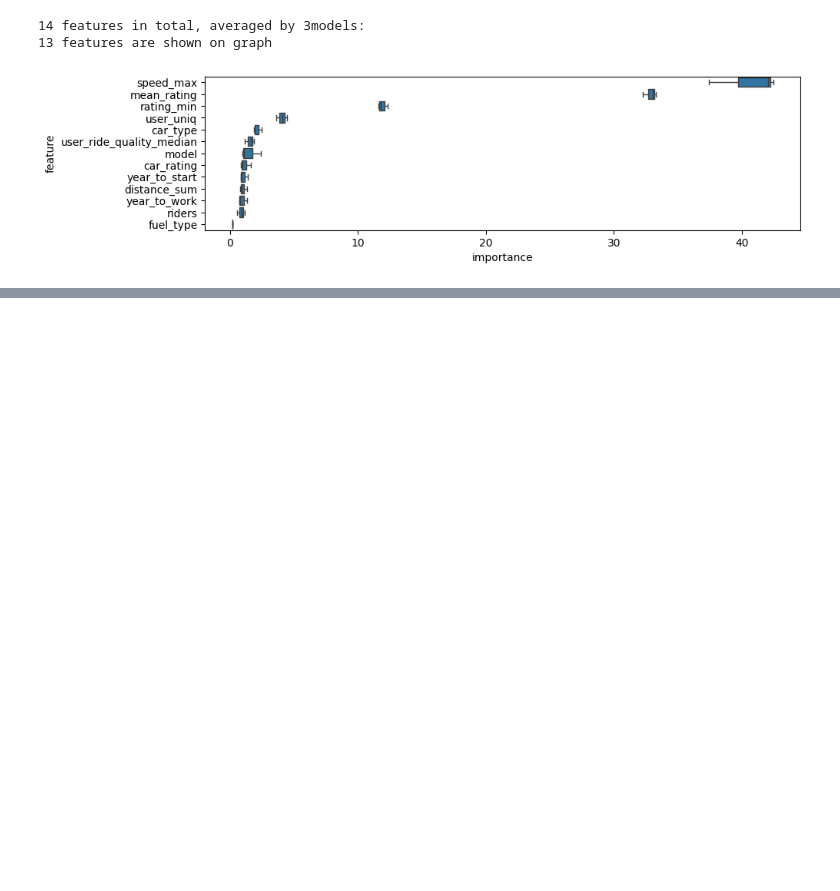
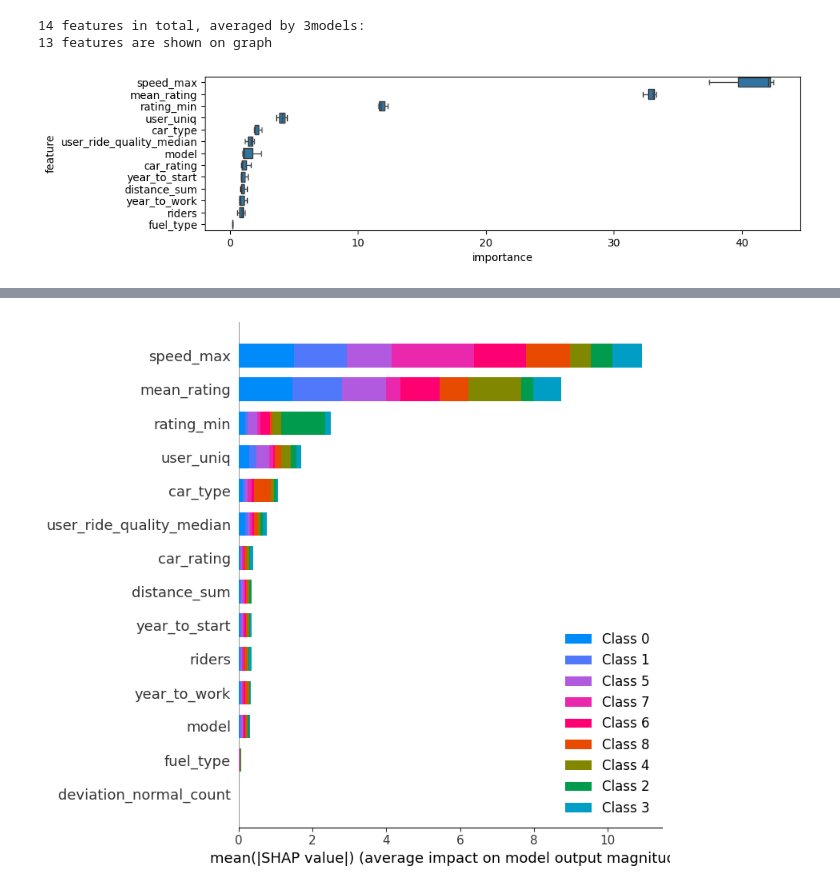
Before and after one commit to aziart/comp-ds, a Jupyter notebook: notebooks/04.1.02 - CatBoost.ipynb, the cells around one changed output, grey strips where cells are left out. Cells and saved outputs as stored; diff of their text form; code cells hidden in the pictures; blank space fills up the shorter version.

Commit message:
04.1.02 in progress: shap visual

```diff
--- a/notebooks/04.1.02 - CatBoost.ipynb
+++ b/notebooks/04.1.02 - CatBoost.ipynb
@@ -507,0 +524,9 @@ df_feats_imp = plot_importance(
+# %%
+explainer = shap.TreeExplainer(clfs[-1])
+
+train_dataset = Pool(data=X_train, label=y_train, cat_features=cat_features)
+shap_values = explainer.shap_values(train_dataset)
+
+shap.summary_plot(shap_values, X_train, max_display=25)
+# %% [output]
+[figure, added]
```
Also changed, not shown: parts of 8 cells of this notebook, 4 other files.
